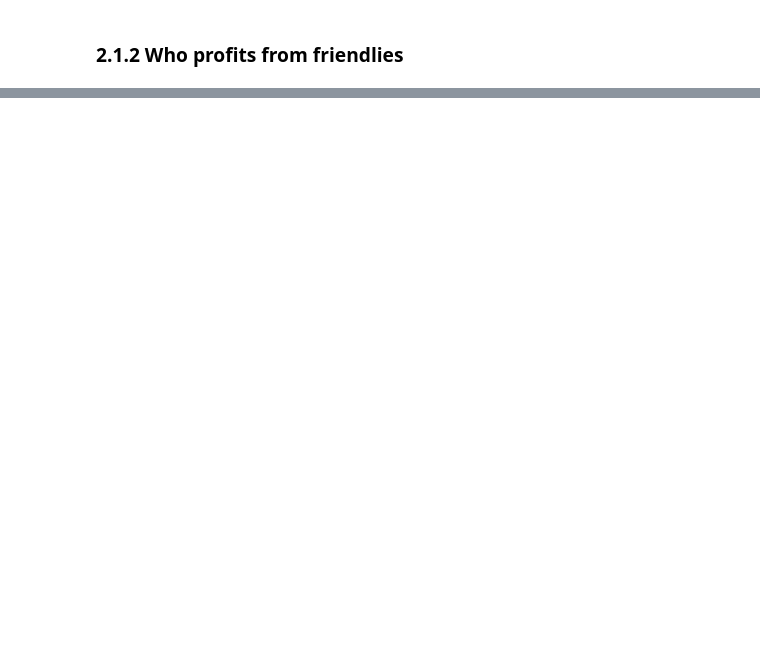
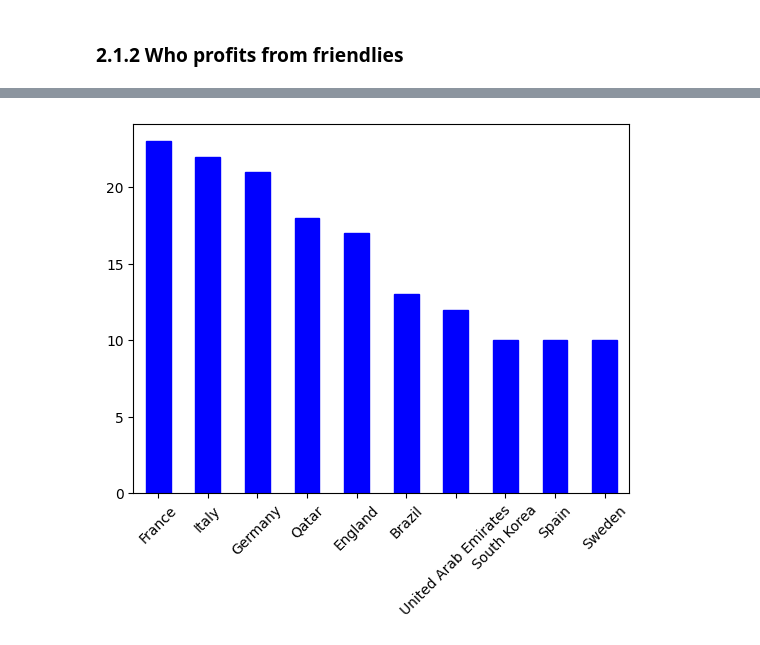
Before and after one commit to RickSpringer/International_Football-1872-2024, a Jupyter notebook: 240318_international_football_analysis.ipynb, the cells around one changed output, grey strips where cells are left out. Saved outputs shown, nothing was run; the diff lists cells and outputs as text; code cells hidden in the pictures; blank space fills up the shorter version.

```diff
--- a/240318_international_football_analysis.ipynb
+++ b/240318_international_football_analysis.ipynb
@@ -454,0 +990,11 @@ big_tournament_df
+# %%
+df_matches = pd.read_sql(query_matches_at_big_tournaments, connection,
+                         index_col='team')
+df_wins = pd.read_sql(query_wins_at_big_tournaments, connection,
+                      index_col='team')
+df_losses = pd.read_sql(query_losses_at_big_tournaments, connection,
+                        index_col='team')
+df_draws = pd.read_sql(query_draws_at_big_tournaments, connection,
+                       index_col='team')
+big_tournament_df = df_matches.join([df_wins, df_losses, df_draws],
+                                    how='outer')
@@ -454,0 +1003,14 @@ big_tournament_df
+# %%
+top_teams_at_home = big_tournament_df.head(10)
+# %%
+top_teams_at_home.plot(kind='bar',
+                       color='blue',
+                       x='team',
+                       y='matches_at_big_tournaments_at_home',
+                       rot=45,
+                       xlabel='',
+                       legend=False,
+                       edgecolor='blue',
+                       );
+# %% [output]
+[figure, added]
```
Also changed, not shown: parts of 106 cells of this notebook, 8 other files.
